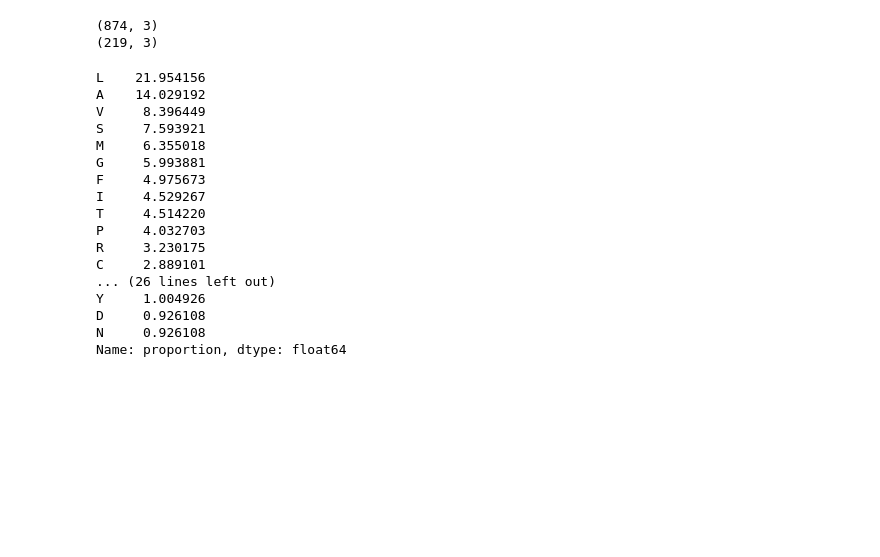
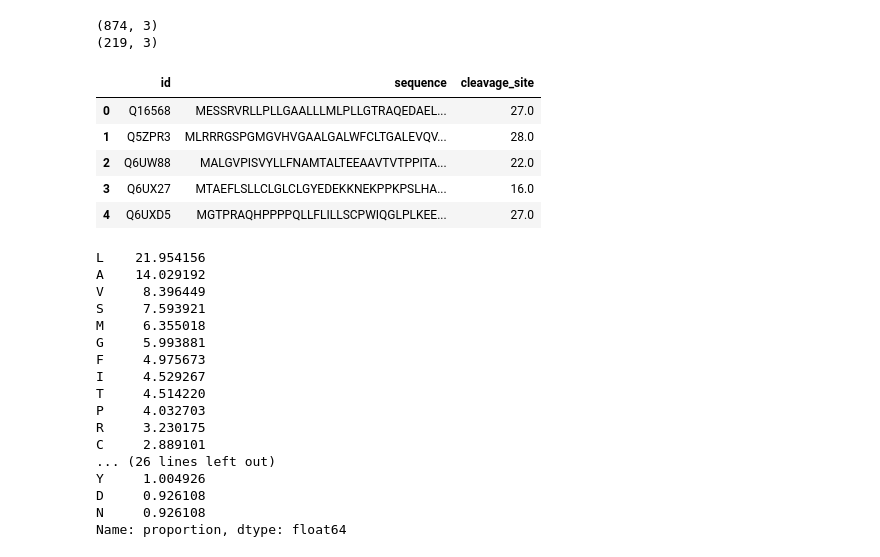
Before and after one commit to bianca29092001/LAB2_project_group, a Jupyter notebook: data_analysis/3_Data_analysis.ipynb, the cells around one changed output. Saved outputs shown, nothing was run; the diff lists cells and outputs as text; code cells hidden in the pictures; blank space fills up the shorter version.

```diff
--- a/data_analysis/3_Data_analysis.ipynb
+++ b/data_analysis/3_Data_analysis.ipynb
@@ -119,5 +82,8 @@ plt.show()
 # %% [markdown]
 ## **Distribution of SP lengths**
+# %%
+positive_train = training.loc[training['sp_type'] == 1]
+positive_test = test.loc[test['sp_type'] == 1]
 # %%
 name_b = 'Density_SP.png'
 sns.set_theme(context='notebook',
@@ -184,14 +150,21 @@ pos_seqs.head()
 | 3 | Q6UW88 | MALGVPISVYLLFNAMTALTEEAAVTVTPPITA... |
 | 4 | Q6UX27 | MTAEFLSLLCLGLCLGYEDEKKNEKPPKPSLHA... |
 # %%
-new_pos_train = pos_seqs.merge(positives_train[['ID','Signal_peptide']], how='inner', left_on='id', right_on='ID')
-new_pos_train = new_pos_train.drop(columns=['ID'])
+new_pos_train = pos_seqs.merge(positive_train[['id','cleavage_site']], how='inner')
 print(new_pos_train.shape)
-new_pos_test = pos_seqs.merge(positives_test[['ID','Signal_peptide']], how='inner', left_on='id', right_on='ID')
-new_pos_test = new_pos_test.drop(columns=['ID'])
+new_pos_test = pos_seqs.merge(positive_test[['id','cleavage_site']], how='inner')
 print(new_pos_test.shape)
 # %% [output]
 (874, 3)
 (219, 3)
+# %%
+new_pos_train.head()
+# %% [output]
+|  | id | sequence | cleavage_site |
+| 0 | Q16568 | MESSRVRLLPLLGAALLLMLPLLGTRAQEDAEL... | 27.0 |
+| 1 | Q5ZPR3 | MLRRRGSPGMGVHVGAALGALWFCLTGALEVQV... | 28.0 |
+| 2 | Q6UW88 | MALGVPISVYLLFNAMTALTEEAAVTVTPPITA... | 22.0 |
+| 3 | Q6UX27 | MTAEFLSLLCLGLCLGYEDEKKNEKPPKPSLHA... | 16.0 |
+| 4 | Q6UXD5 | MGTPRAQHPPPPQLLFLILLSCPWIQGLPLKEE... | 27.0 |
 # %%
 def cut_sp_sequence(row):
```
Also changed, not shown: parts of 21 cells of this notebook.
